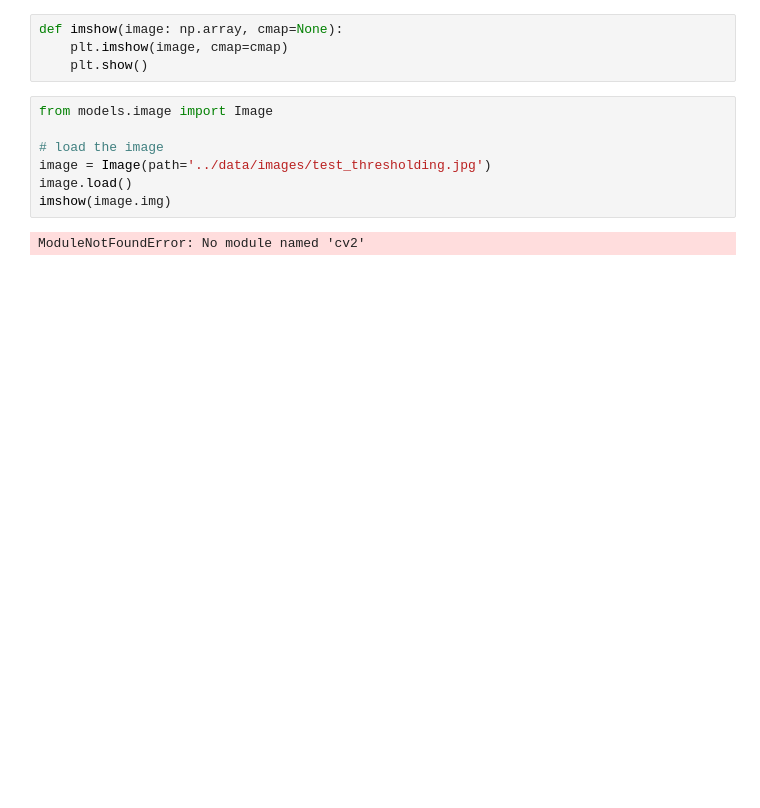
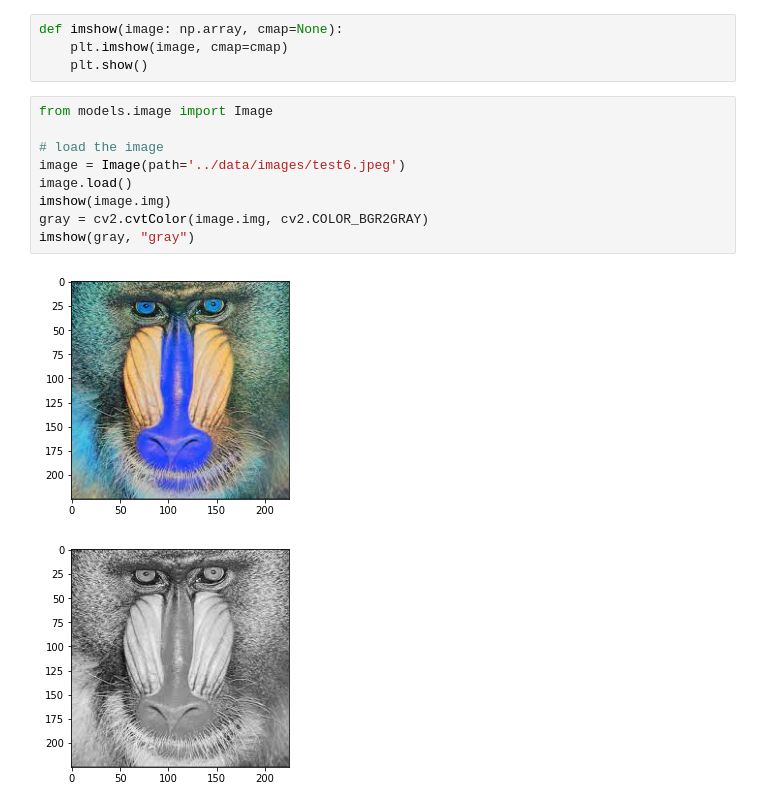
Before and after one commit to gsc2001/Vizually, a Jupyter notebook: vizually/core/tester.ipynb, the cells around one changed output. Saved outputs shown, nothing was run; the diff lists cells and outputs as text; blank space fills up the shorter version.

```diff
--- a/vizually/core/tester.ipynb
+++ b/vizually/core/tester.ipynb
@@ -15,12 +13,15 @@ def imshow(image: np.array, cmap=None):
 # %%
 from models.image import Image
 
 # load the image
-image = Image(path='../data/images/test_thresholding.jpg')
+image = Image(path='../data/images/test6.jpeg')
 image.load()
 imshow(image.img)
+gray = cv2.cvtColor(image.img, cv2.COLOR_BGR2GRAY)
+imshow(gray, "gray")
 # %% [output]
-ModuleNotFoundError: No module named 'cv2'
+[figure, added]
+[figure, added]
 # %%
 # import your func
 # from modules.thresholding import threshHandler
```
Also changed, not shown: parts of 2 cells of this notebook.
